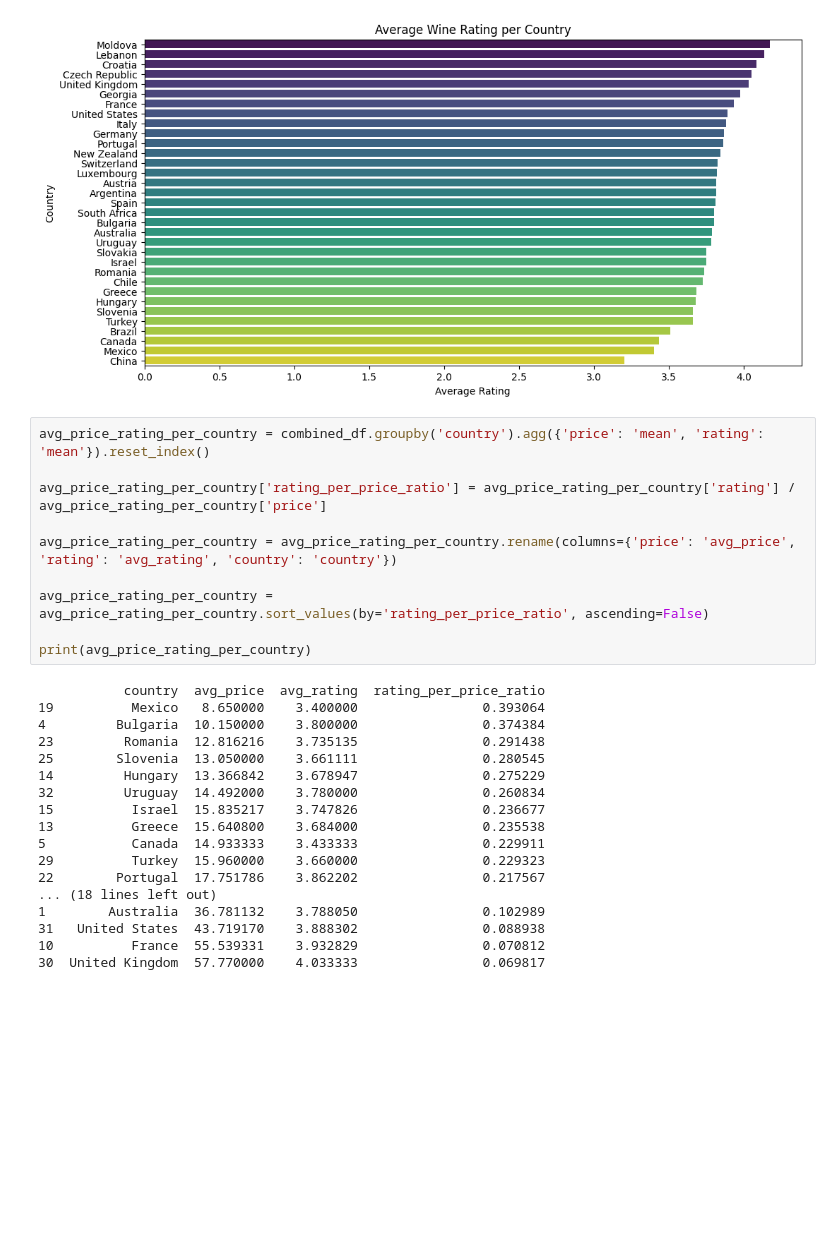
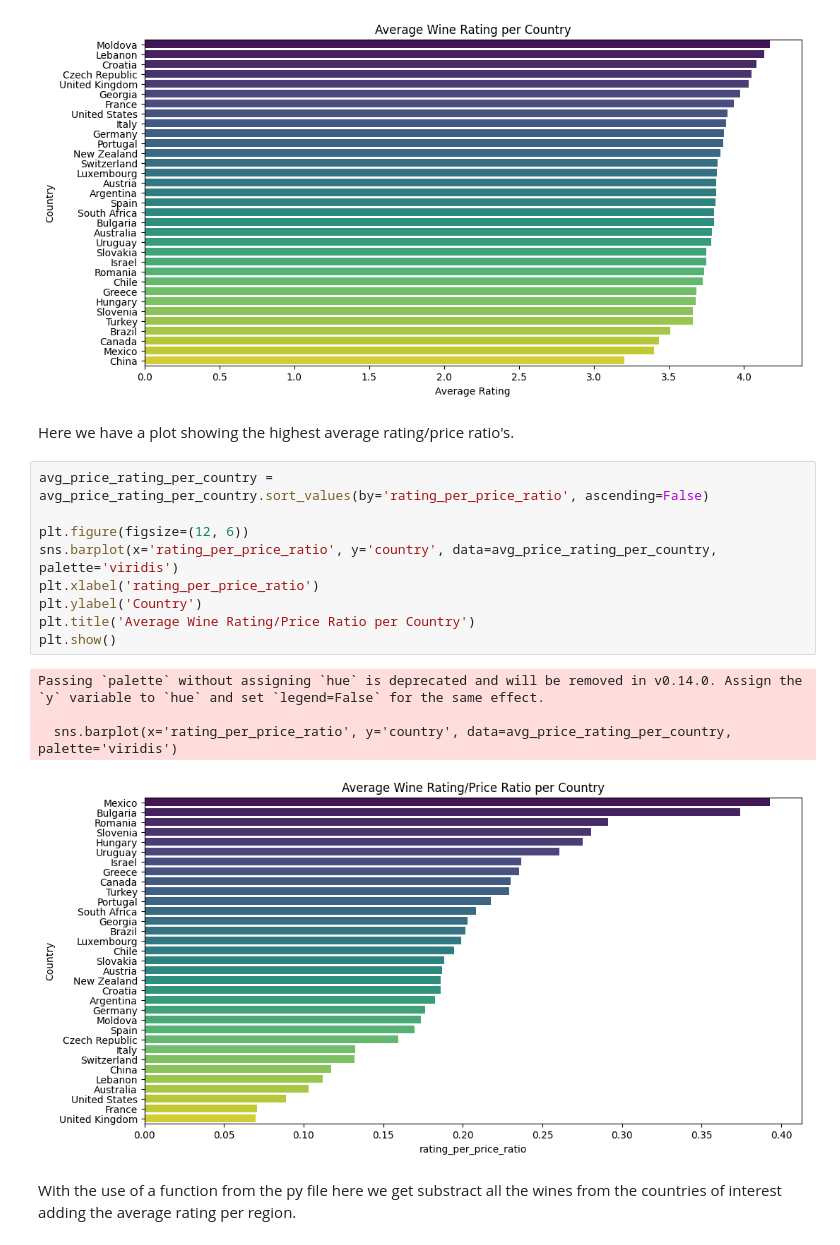
Before and after one commit to millenko/sql-database, a Jupyter notebook: python/Wineset_project.ipynb, the cells around one changed output. Cells and saved outputs as stored; diff of their text form; blank space fills up the shorter version.

```diff
--- a/python/Wineset_project.ipynb
+++ b/python/Wineset_project.ipynb
@@ -270,33 +166,23 @@ Passing `palette` without assigning `hue` is deprecated and will be removed in v
 
   sns.barplot(x='avg_rating', y='country', data=avg_price_rating_per_country, palette='viridis')
 [figure]
-# %%
-avg_price_rating_per_country = combined_df.groupby('country').agg({'price': 'mean', 'rating': 'mean'}).reset_index()
-
-avg_price_rating_per_country['rating_per_price_ratio'] = avg_price_rating_per_country['rating'] / avg_price_rating_per_country['price']
-
-avg_price_rating_per_country = avg_price_rating_per_country.rename(columns={'price': 'avg_price', 'rating': 'avg_rating', 'country': 'country'})
-
-avg_price_rating_per_country = avg_price_rating_per_country.sort_values(by='rating_per_price_ratio', ascending=False)
-
-print(avg_price_rating_per_country)
-# %% [output]
-           country  avg_price  avg_rating  rating_per_price_ratio
-19          Mexico   8.650000    3.400000                0.393064
-4         Bulgaria  10.150000    3.800000                0.374384
-23         Romania  12.816216    3.735135                0.291438
-25        Slovenia  13.050000    3.661111                0.280545
-14         Hungary  13.366842    3.678947                0.275229
-32         Uruguay  14.492000    3.780000                0.260834
-15          Israel  15.835217    3.747826                0.236677
-13          Greece  15.640800    3.684000                0.235538
-5           Canada  14.933333    3.433333                0.229911
-29          Turkey  15.960000    3.660000                0.229323
-22        Portugal  17.751786    3.862202                0.217567
-... (18 lines left out)
-1        Australia  36.781132    3.788050                0.102989
-31   United States  43.719170    3.888302                0.088938
-10          France  55.539331    3.932829                0.070812
-30  United Kingdom  57.770000    4.033333                0.069817
+# %% [markdown]
+Here we have a plot showing the highest average rating/price ratio's.
+# %%
+avg_price_rating_per_country = avg_price_rating_per_country.sort_values(by='rating_per_price_ratio', ascending=False)
+
+plt.figure(figsize=(12, 6))
+sns.barplot(x='rating_per_price_ratio', y='country', data=avg_price_rating_per_country, palette='viridis')
+plt.xlabel('rating_per_price_ratio')
+plt.ylabel('Country')
+plt.title('Average Wine Rating/Price Ratio per Country')
+plt.show()
+# %% [output]
+Passing `palette` without assigning `hue` is deprecated and will be removed in v0.14.0. Assign the `y` variable to `hue` and set `legend=False` for the same effect.
+
+  sns.barplot(x='rating_per_price_ratio', y='country', data=avg_price_rating_per_country, palette='viridis')
+[figure, added]
+# %% [markdown]
+With the use of a function from the py file here we get substract all the wines from the countries of interest adding the average rating per region.
 # %%
 countries_of_interest = ['France', 'Italy', 'Spain', 'Portugal']
```
Also changed, not shown: parts of 64 cells of this notebook, 9 other files.
